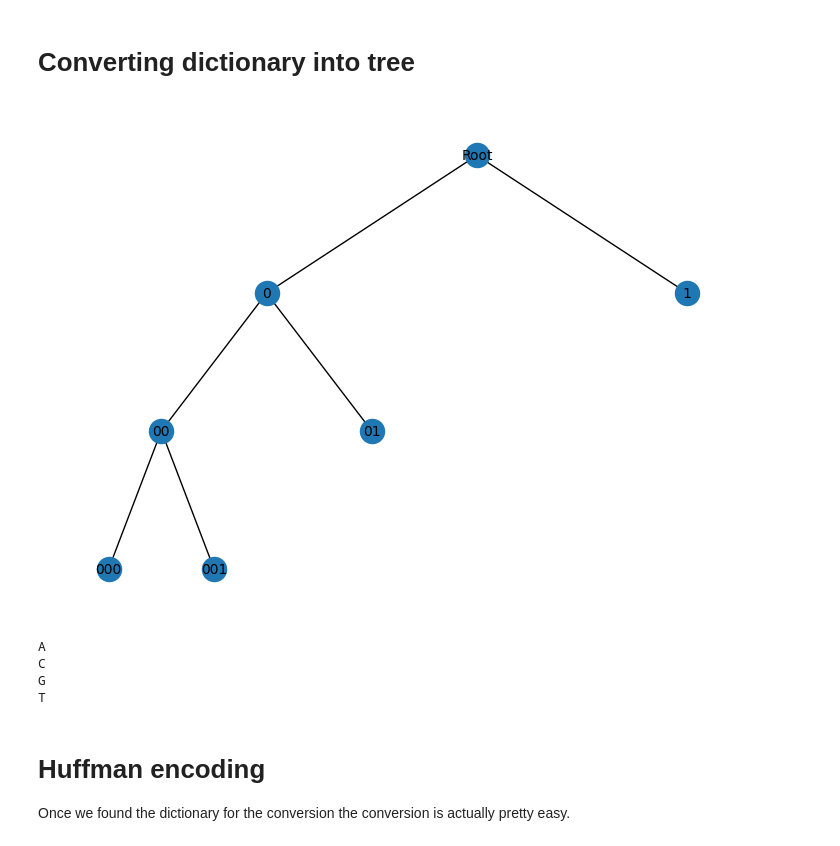
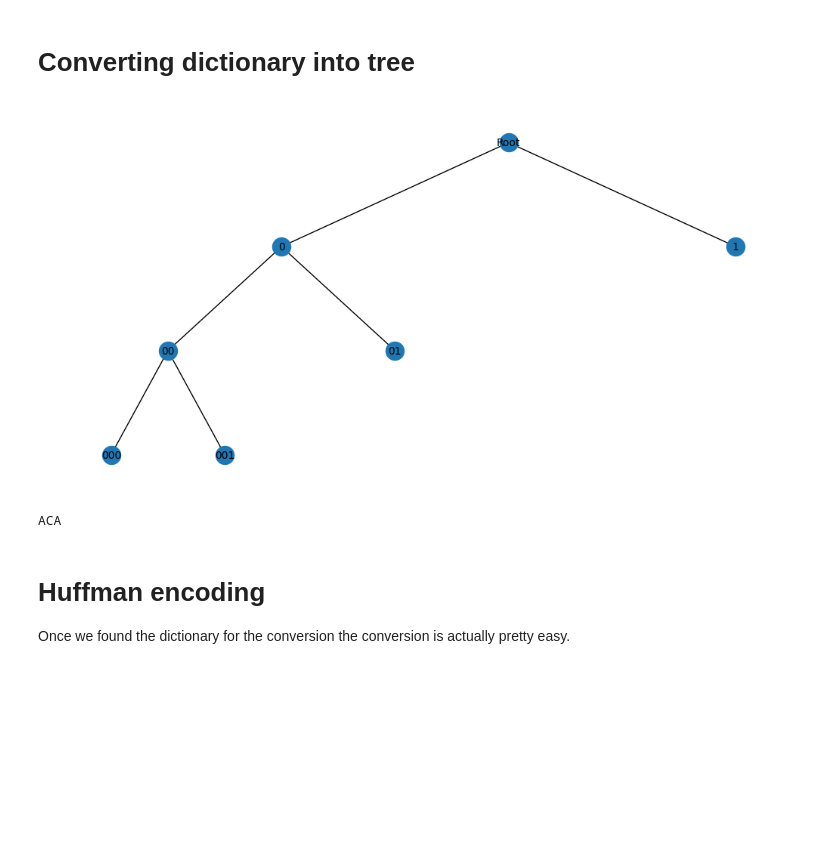
Before and after one commit to MattiaFiore/Source-Coding-Project, a Jupyter notebook: Huffman.ipynb, the cells around one changed output. Cells and saved outputs as stored; diff of their text form; code cells hidden in the pictures; blank space fills up the shorter version.

```diff
--- a/Huffman.ipynb
+++ b/Huffman.ipynb
@@ -104,13 +114,15 @@ DNA_sequence = """ATGAGCCCCCTTACAACAACAATTCTACTATCAAGCTTAGCAACCGGCACCATCATTACAGC
 
 count = Counter(DNA_sequence)
 probabilities = {j : k /count.total() for j,k in count.items()}
+
+# You can change N value to try the functions with different groups
 N = 1
 groups = create_blocks(probabilities.keys(), N)
 dictionary = gen_dict(groups, probabilities)
 
 
 # We clean the dictionary
-dictionary = {j[0]: k for j,k in dictionary.items()}
+dictionary = {"".join(j): k for j,k in dictionary.items()}
 for j,k in dictionary.items():
   print(f'key: {j} - value: {k}')
 # %% [output]
@@ -400,28 +395,23 @@ def x_pos(elem, length):
 # %%
 import networkx as nx
 
 G = nx.Graph()
 
 G.add_nodes_from(tree.get_node_names())
 G.add_edges_from(tree.get_edges())
 
 
 pos = {i:(x_pos(i, len(i)),-len(i)) for i in tree.get_node_names()}
 pos['Root'] = (0,0)
-plt.rcParams['figure.figsize'] = (7, 5)
+plt.rcParams['figure.figsize'] = (10, 5)
 nx.draw(G,pos = pos, with_labels = True, font_size=10)
 # %% [output]
-[figure, old version]
+[figure, new version]
-# %%
-print(tree.search('1').get_data())
-print(tree.search('01').get_data())
-print(tree.search('001').get_data())
-print(tree.search('000').get_data())
-# %% [output]
-A
-C
-G
-T
+# %%
+# With this code you can get the symbol
+print(tree.search('001').get_data())
+# %% [output]
+ACA
 # %% [markdown]
 # Huffman encoding
 Once we found the dictionary for the conversion the conversion is actually pretty easy.
```
Also changed, not shown: parts of 32 cells of this notebook.
